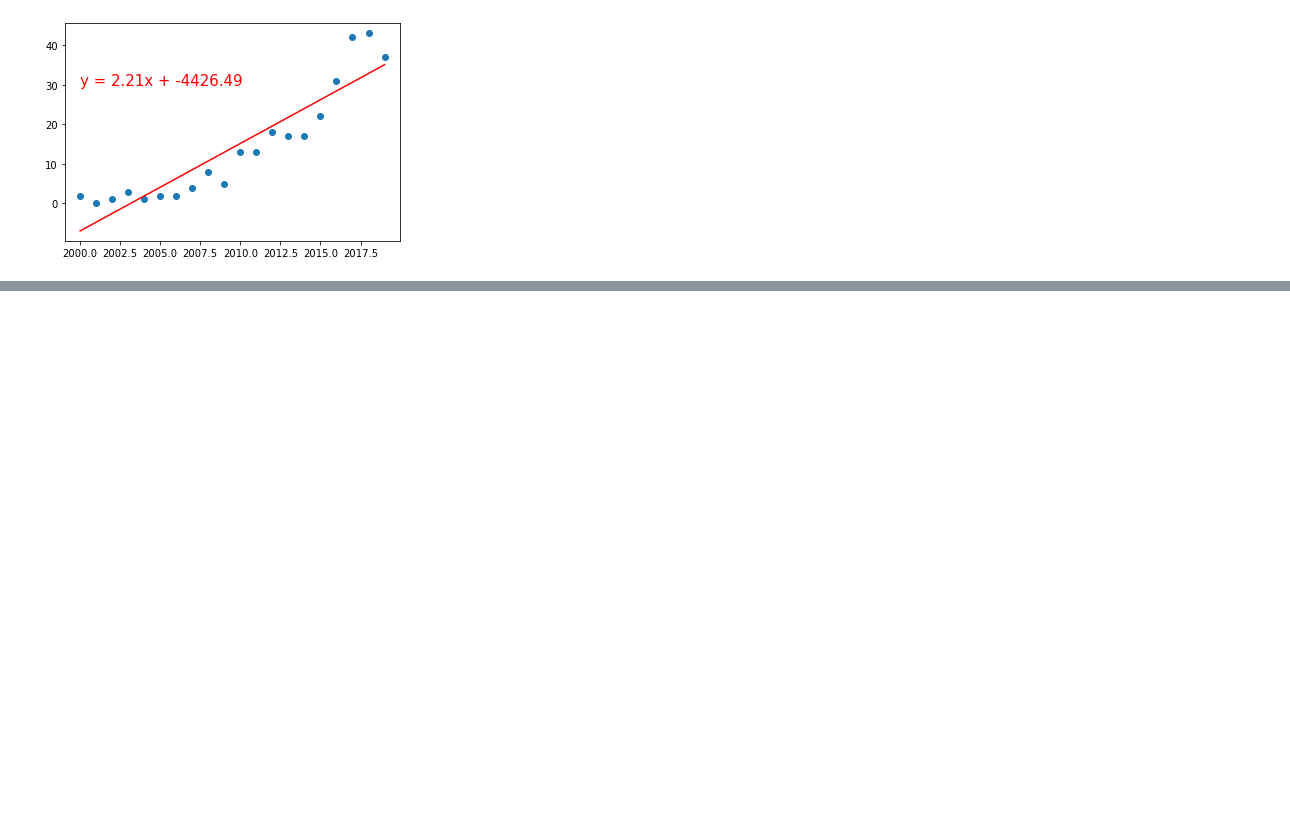
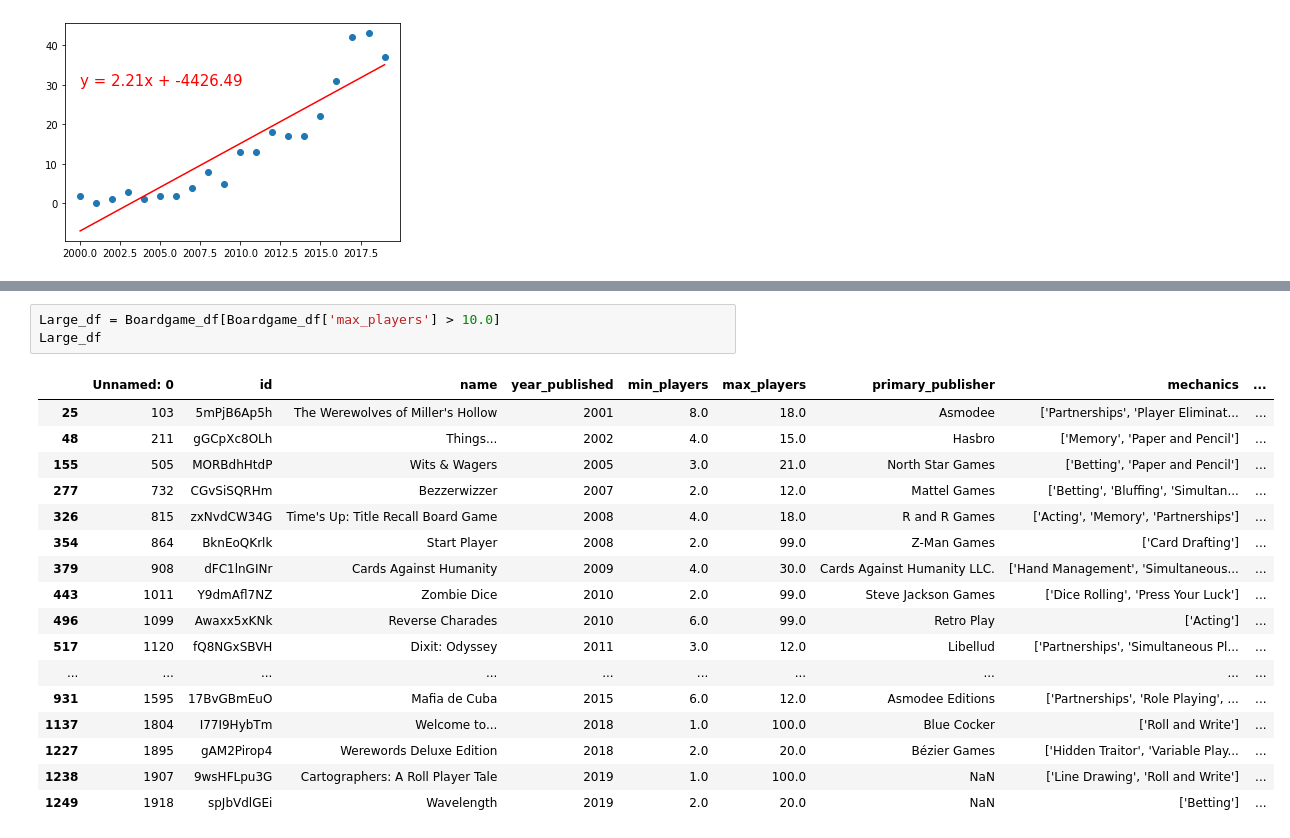
Before and after one commit to blackdenarius307/Board-Games-API-Data-Analysis, a Jupyter notebook: Single Player Board Game Analysis.ipynb, the cells around one changed output, grey strips where cells are left out. Cells and saved outputs as stored; diff of their text form; blank space fills up the shorter version.

```diff
--- a/Single Player Board Game Analysis.ipynb
+++ b/Single Player Board Game Analysis.ipynb
@@ -108,0 +128,21 @@ The R value is : 0.9187566528972911.
+# %%
+Large_df = Boardgame_df[Boardgame_df['max_players'] > 10.0]
+Large_df
+# %% [output]
+|  | Unnamed: 0 | id | name | year_published | min_players | max_players | primary_publisher | mechanics | ... |
+| 25 | 103 | 5mPjB6Ap5h | The Werewolves of Miller's Hollow | 2001 | 8.0 | 18.0 | Asmodee | ['Partnerships', 'Player Eliminat... | ... |
+| 48 | 211 | gGCpXc8OLh | Things... | 2002 | 4.0 | 15.0 | Hasbro | ['Memory', 'Paper and Pencil'] | ... |
+| 155 | 505 | MORBdhHtdP | Wits & Wagers | 2005 | 3.0 | 21.0 | North Star Games | ['Betting', 'Paper and Pencil'] | ... |
+| 277 | 732 | CGvSiSQRHm | Bezzerwizzer | 2007 | 2.0 | 12.0 | Mattel Games | ['Betting', 'Bluffing', 'Simultan... | ... |
+| 326 | 815 | zxNvdCW34G | Time's Up: Title Recall Board Game | 2008 | 4.0 | 18.0 | R and R Games | ['Acting', 'Memory', 'Partnerships'] | ... |
+| 354 | 864 | BknEoQKrlk | Start Player | 2008 | 2.0 | 99.0 | Z-Man Games | ['Card Drafting'] | ... |
+| 379 | 908 | dFC1lnGINr | Cards Against Humanity | 2009 | 4.0 | 30.0 | Cards Against Humanity LLC. | ['Hand Management', 'Simultaneous... | ... |
+| 443 | 1011 | Y9dmAfl7NZ | Zombie Dice | 2010 | 2.0 | 99.0 | Steve Jackson Games | ['Dice Rolling', 'Press Your Luck'] | ... |
+| 496 | 1099 | Awaxx5xKNk | Reverse Charades | 2010 | 6.0 | 99.0 | Retro Play | ['Acting'] | ... |
+| 517 | 1120 | fQ8NGxSBVH | Dixit: Odyssey | 2011 | 3.0 | 12.0 | Libellud | ['Partnerships', 'Simultaneous Pl... | ... |
+| ... | ... | ... | ... | ... | ... | ... | ... | ... | ... |
+| 931 | 1595 | 17BvGBmEuO | Mafia de Cuba | 2015 | 6.0 | 12.0 | Asmodee Editions | ['Partnerships', 'Role Playing', ... | ... |
+| 1137 | 1804 | I77I9HybTm | Welcome to... | 2018 | 1.0 | 100.0 | Blue Cocker | ['Roll and Write'] | ... |
+| 1227 | 1895 | gAM2Pirop4 | Werewords Deluxe Edition | 2018 | 2.0 | 20.0 | Bézier Games | ['Hidden Traitor', 'Variable Play... | ... |
+| 1238 | 1907 | 9wsHFLpu3G | Cartographers: A Roll Player Tale | 2019 | 1.0 | 100.0 | NaN | ['Line Drawing', 'Roll and Write'] | ... |
+| 1249 | 1918 | spJbVdlGEi | Wavelength | 2019 | 2.0 | 20.0 | NaN | ['Betting'] | ... |
```
Also changed, not shown: parts of 3 cells of this notebook, 2 other files.
